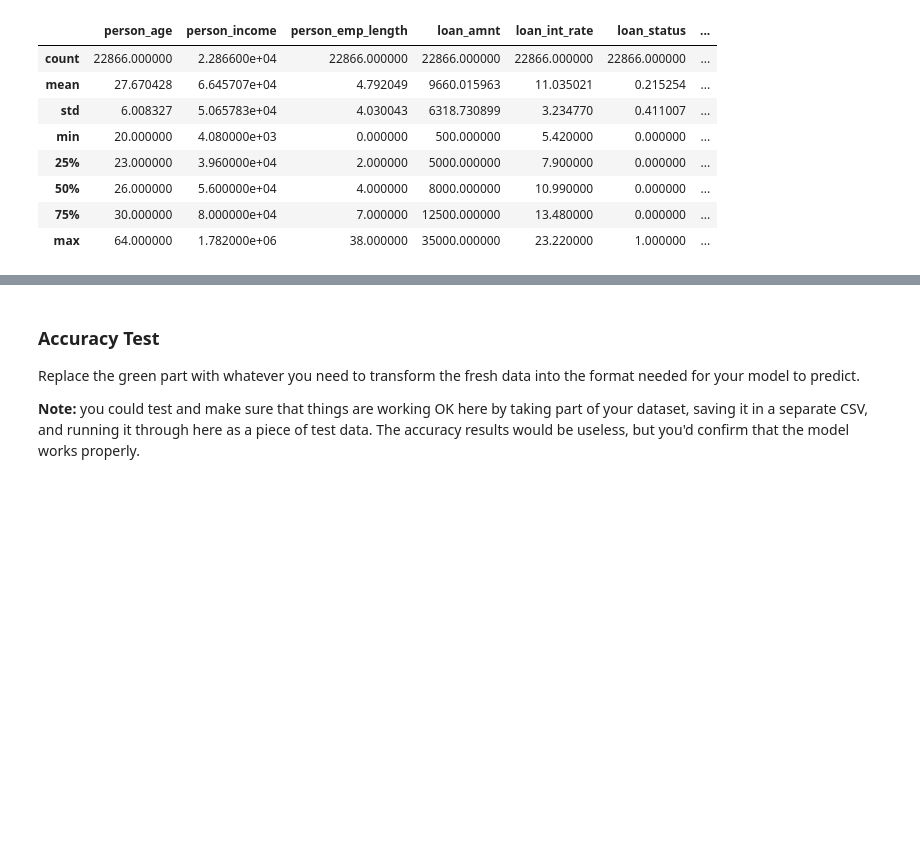
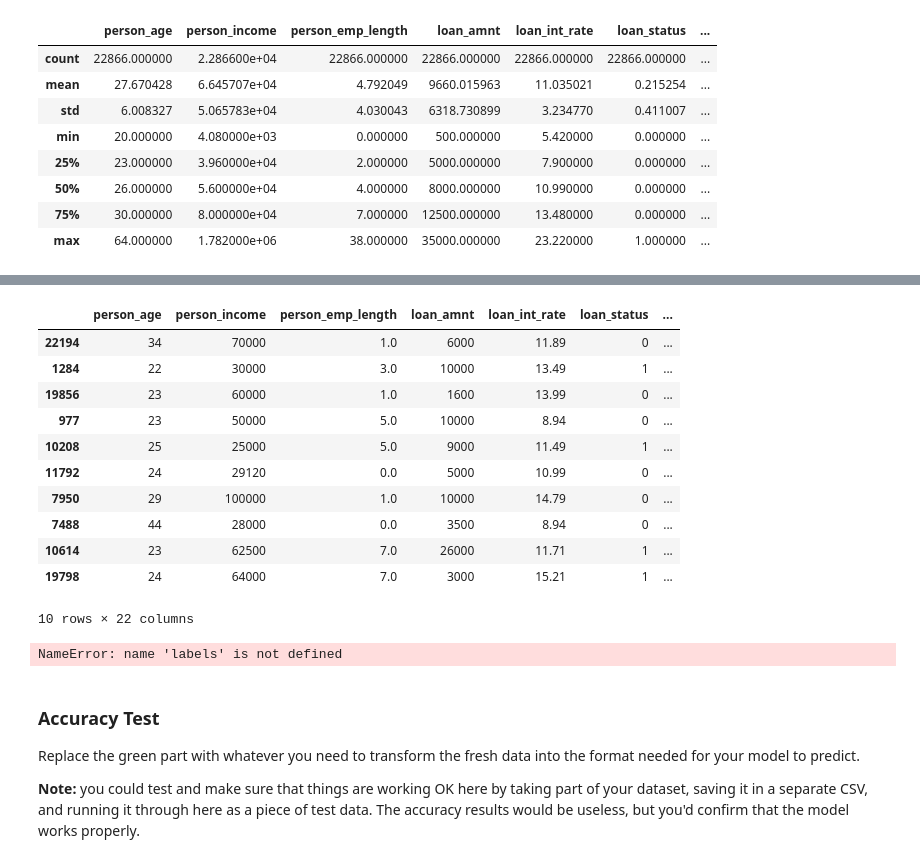
Before and after one commit to Asdukey/BSIP_Assignment_4_Students, a Jupyter notebook: asn4_start.ipynb, the cells around one changed output, grey strips where cells are left out. Drawn from its saved outputs; the diff is of its cells as text; code cells hidden in the pictures; blank space fills up the shorter version.

```diff
--- a/asn4_start.ipynb
+++ b/asn4_start.ipynb
@@ -112,3 +113,19 @@ sns.pairplot(df, hue="loan_status")
+# %%
+df = pd.get_dummies(df, drop_first=True)
+df.sample(10)
+# %% [output]
+|  | person_age | person_income | person_emp_length | loan_amnt | loan_int_rate | loan_status | ... |
+| 22194 | 34 | 70000 | 1.0 | 6000 | 11.89 | 0 | ... |
+| 1284 | 22 | 30000 | 3.0 | 10000 | 13.49 | 1 | ... |
+| 19856 | 23 | 60000 | 1.0 | 1600 | 13.99 | 0 | ... |
+| 977 | 23 | 50000 | 5.0 | 10000 | 8.94 | 0 | ... |
+| 10208 | 25 | 25000 | 5.0 | 9000 | 11.49 | 1 | ... |
+| 11792 | 24 | 29120 | 0.0 | 5000 | 10.99 | 0 | ... |
+| 7950 | 29 | 100000 | 1.0 | 10000 | 14.79 | 0 | ... |
+| 7488 | 44 | 28000 | 0.0 | 3500 | 8.94 | 0 | ... |
+| 10614 | 23 | 62500 | 7.0 | 26000 | 11.71 | 1 | ... |
+| 19798 | 24 | 64000 | 7.0 | 3000 | 15.21 | 1 | ... |
+10 rows × 22 columns
 # %%
 y = np.array(df["loan_status"]).reshape(-1,1)
 x = np.array(df.drop(columns={"loan_status"}))
@@ -116,3 +148,22 @@ xTrain, xTest, yTrain, yTest = train_test_split(x, y, test_size=0.33)
+# %%
+m2 = make_pipeline( MinMaxScaler(),
+                    LogisticRegression()
+                    )
+
+# Use pipeline like it is a model.
+m2.fit(xTrain, yTrain.ravel())
+m2_pred = m2.predict(xTest)
+
+m2_label = convert_prob_to_label(np.array(m2_pred))
+m2_matrix = confusion_matrix(yTest,m2_label)
+sns.heatmap(m2_matrix, annot=True)
+
+print("F1:",f1_score(yTest, labels))
+print("Acc:",accuracy_score(yTest, labels))
+print("Recall:",recall_score(yTest, labels))
+print("Precision:",precision_score(yTest, labels))
+# %% [output]
+NameError: name 'labels' is not defined
 # %% [markdown]
 ### Accuracy Test
 
```
Also changed, not shown: parts of 7 cells of this notebook.
